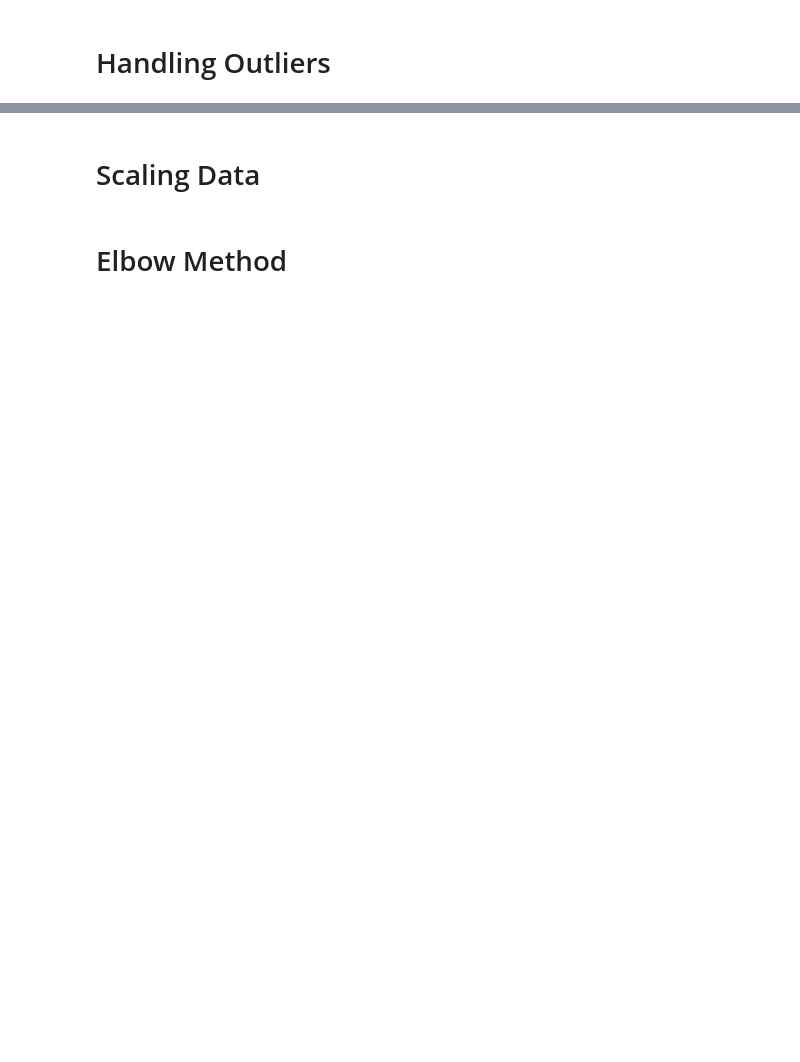
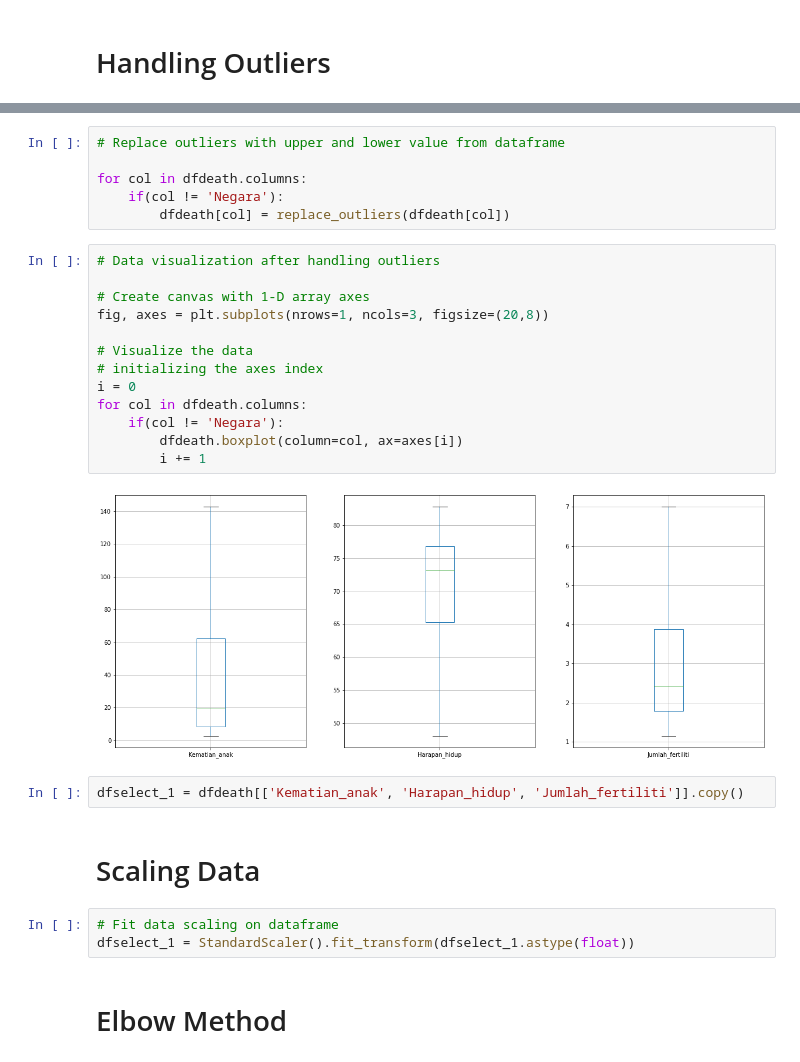
Before and after one commit to benidictusgalihmp/DS-SanberCode, a Jupyter notebook: Final Project/src/W04_F01.ipynb, the cells around one changed output, grey strips where cells are left out. Drawn from its saved outputs; the diff is of its cells as text; blank space fills up the shorter version.

```diff
--- a/Final Project/src/W04_F01.ipynb
+++ b/Final Project/src/W04_F01.ipynb
@@ -304,4 +356,30 @@ Retrieved data for deep analysis:
+# %%
+# Replace outliers with upper and lower value from dataframe
+
+for col in dfdeath.columns:
+    if(col != 'Negara'):
+        dfdeath[col] = replace_outliers(dfdeath[col])
+# %%
+# Data visualization after handling outliers
+
+# Create canvas with 1-D array axes
+fig, axes = plt.subplots(nrows=1, ncols=3, figsize=(20,8))
+
+# Visualize the data
+# initializing the axes index
+i = 0
+for col in dfdeath.columns:
+    if(col != 'Negara'):
+        dfdeath.boxplot(column=col, ax=axes[i])
+        i += 1
+# %% [output]
+[figure, added]
+# %%
+dfselect_1 = dfdeath[['Kematian_anak', 'Harapan_hidup', 'Jumlah_fertiliti']].copy()
 # %% [markdown]
 <h1>Scaling Data</h1>
+# %%
+# Fit data scaling on dataframe
+dfselect_1 = StandardScaler().fit_transform(dfselect_1.astype(float))
 # %% [markdown]
 <h1>Elbow Method</h1>
```
Also changed, not shown: parts of 13 cells of this notebook.
